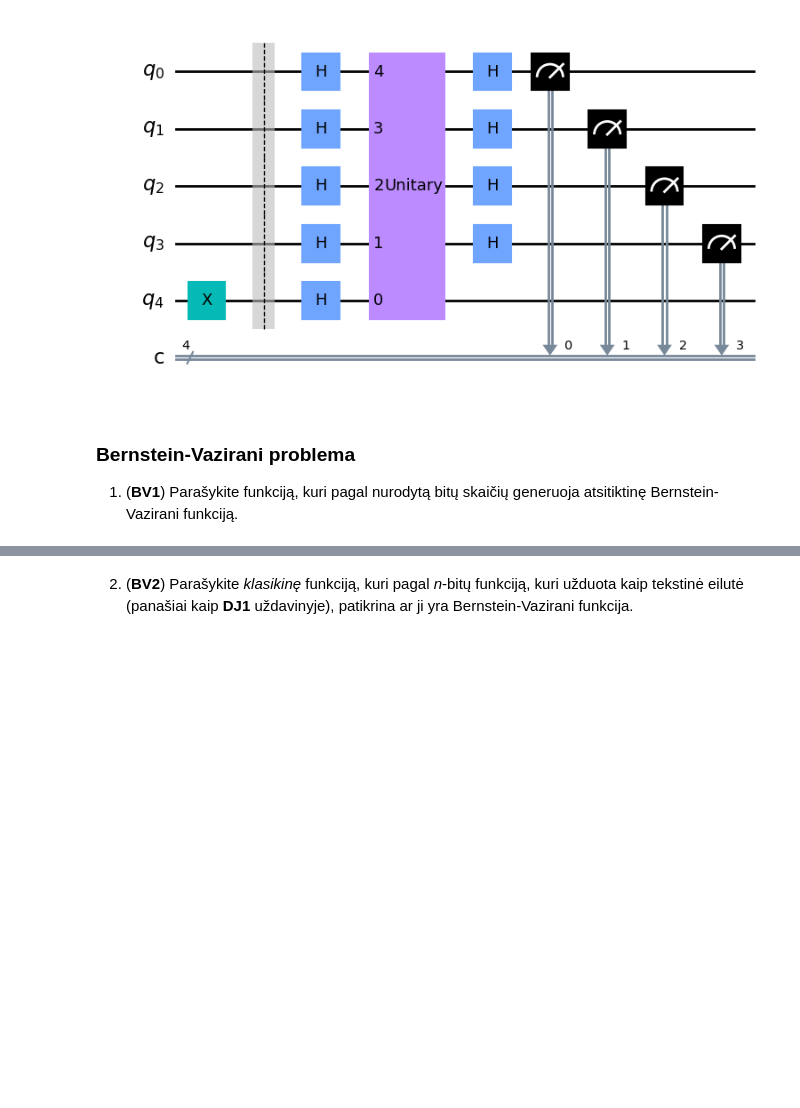
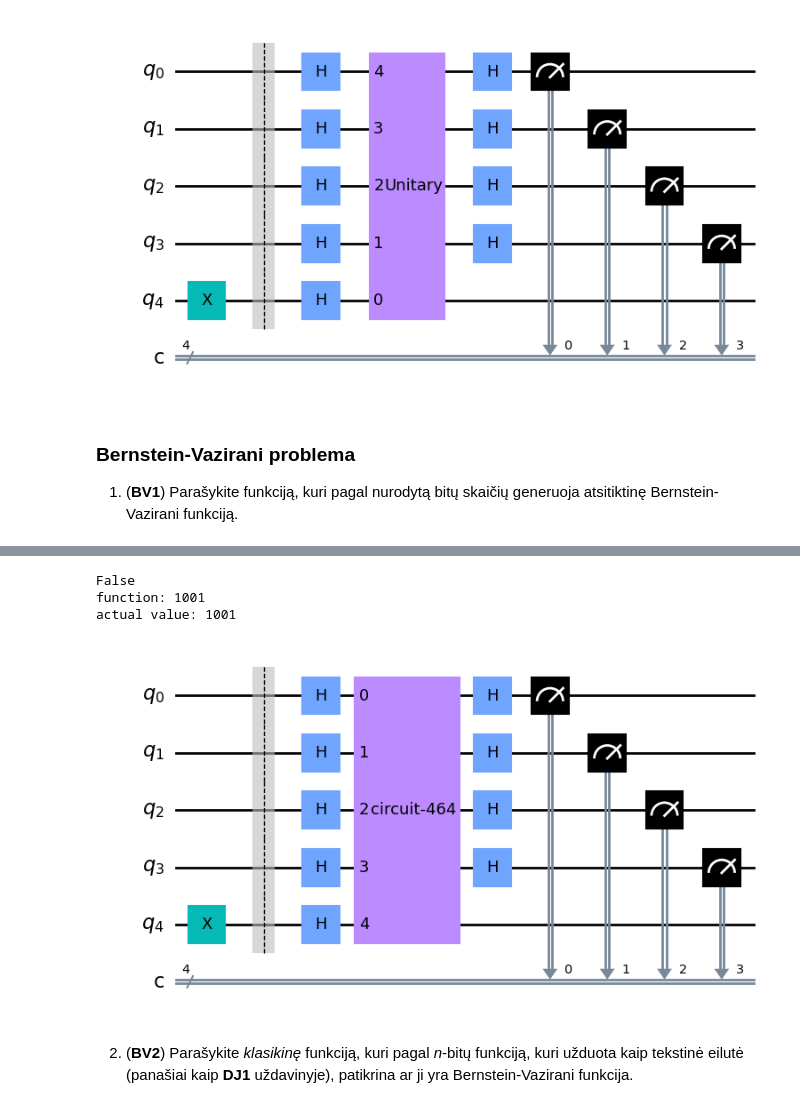
Before and after one commit to cezaris13/QuantumComputing, a Jupyter notebook: Quantum2lab.ipynb, the cells around one changed output, grey strips where cells are left out. Drawn from its saved outputs; the diff is of its cells as text; code cells hidden in the pictures; blank space fills up the shorter version.

```diff
--- a/Quantum2lab.ipynb
+++ b/Quantum2lab.ipynb
@@ -172,11 +172,3 @@ print(counts)
 | 1 | 1 | 0 | 1 | 0 |
 | 1 | 1 | 1 | 0 | 0 |
 | 1 | 1 | 1 | 1 | 0 |
-# %%
-def constructUnitaryMatrix(input:str)-> Operator:
-    size = len(input)*2
-    # size = int(np.log2(len(input)))
-    matrix = np.eye(size, size)
-    print (matrix)
-    # fix it later
-    return Operator(matrix)
@@ -218,9 +250,3 @@ qc.draw(output='mpl')
 ### Bernstein-Vazirani problema
 
 1. (**BV1**) Parašykite funkciją, kuri pagal nurodytą bitų  skaičių generuoja atsitiktinę Bernstein-Vazirani funkciją.
-# %%
-def generateRandomBernsteinVarizaniFunction(size:int = 4) -> str:
-    function = ""
-    for i in range(size):
-        function += str(np.random.randint(2))
-    return function
@@ -268,5 +252,0 @@ def dj_oracle(case, n): # maybe use this later
-# %%
-qc = QuantumCircuit(5)
-oracle = dj_oracle("balanced", 4)
-qc.append(oracle, range(5))
-qc.decompose().draw(output='mpl')
@@ -275,3 +253,64 @@ qc.decompose().draw(output='mpl')
+# %%
+import numpy as np
+from qiskit import QuantumCircuit, execute, Aer
+
+def constructBVGate(gate, qubits = 4) -> QuantumCircuit:
+    size = qubits
+    qc = QuantumCircuit(size+1, size)
+    qc.x(size)
+    qc.barrier()
+    qc.h(range(size+1))
+    qc.append(gate(), range(size+1))
+    qc.h(range(size))
+    qc.measure(range(size), range(size))
+    return qc
+
+class BernsteinVarizaniAlgorithm:
+    def __init__(self, size) -> None:
+        self.seq = ""
+        self.size = size
+        self.generateRandomBernsteinVarizaniFunction(size)
+
+    def generateRandomBernsteinVarizaniFunction(self, size:int = 4):
+        self.seq = ""
+        for _ in range(size):
+            self.seq += str(np.random.randint(2))
+
+    def classicalBernsteinVarizaniAlgorithm(self, input:str) -> bool:
+        if len(input) != len(self.seq):
+            raise ValueError("Invalid input")
+        for i in range(len(input)):
+            if input[i] != self.seq[i]:
+                return False
+        return True
+
+    def quantumBernsteinVarizaniAlgorithm(self):
+        qc = QuantumCircuit(self.size+1)
+        for i in range(self.size):
+            if self.seq[i] == '1':
+                qc.cx(i, self.size)
+        return qc.to_gate()
+
+
+n = 4
+bv = BernsteinVarizaniAlgorithm(size=n)
+print (bv.classicalBernsteinVarizaniAlgorithm("1010"))
+
+qc = constructBVGate(bv.quantumBernsteinVarizaniAlgorithm, qubits=n)
+
+backend = Aer.get_backend('qasm_simulator')
+job = execute(qc, backend)
+result = job.result()
+counts = result.get_counts(qc)
+print ("function:",str(list(counts.keys())[0])[::-1])
+print ("actual value:",bv.seq)
+
+qc.draw(output='mpl')
+# %% [output]
+False
+function: 1001
+actual value: 1001
+[figure, added]
 # %% [markdown]
 
 2. (**BV2**) Parašykite *klasikinę* funkciją, kuri pagal *n*-bitų  funkciją, kuri užduota kaip tekstinė eilutė (panašiai kaip **DJ1** uždavinyje), patikrina ar ji yra Bernstein-Vazirani funkcija.
```
Also changed, not shown: parts of 4 cells of this notebook.
